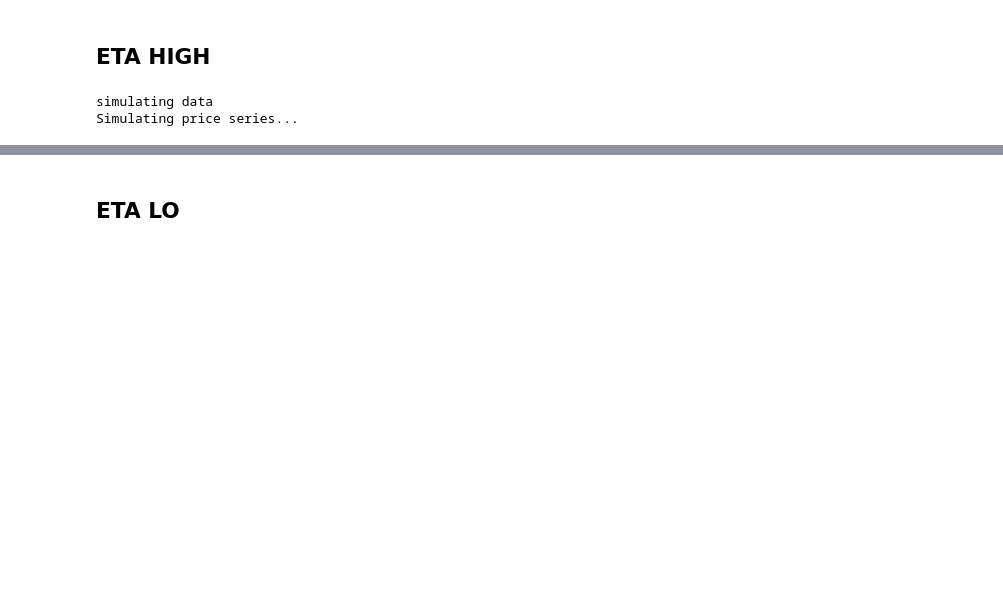
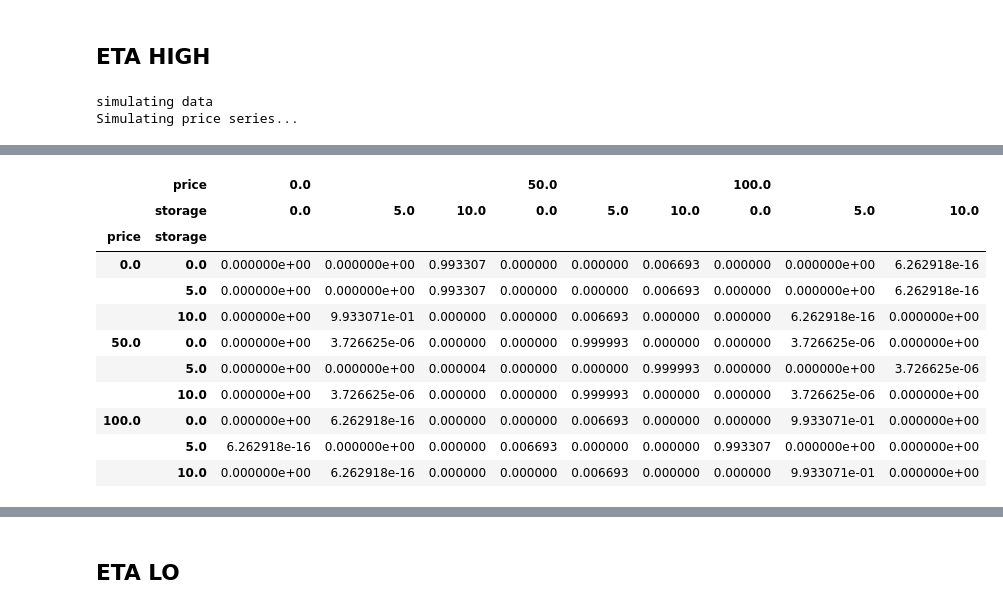
Before and after one commit to gqh814/battery, a Jupyter notebook: code/try_nk.ipynb, the cells around one changed output, grey strips where cells are left out. Drawn from its saved outputs; the diff is of its cells as text; code cells hidden in the pictures; blank space fills up the shorter version.

```diff
--- a/code/try_nk.ipynb
+++ b/code/try_nk.ipynb
@@ -83,0 +340,24 @@ model.plot_results(battery_storage_sim, profit_sim, action_sim)
+# %%
+#
+Q = model.make_Q()
+
+# Build labeled indices for price and storage combinations
+index_labels = [(p, s) for p in model.price_grid for s in model.battery_grid]
+index = pd.MultiIndex.from_tuples(index_labels, names=["price", "storage"])
+
+# Create labeled Q matrix as DataFrame
+Q_df = pd.DataFrame(Q, index=index, columns=index)
+Q_df
+# %% [output]
+|  | price | 0.0 |  |  | 50.0 |  |  | 100.0 |  |  |
+|  | storage | 0.0 | 5.0 | 10.0 | 0.0 | 5.0 | 10.0 | 0.0 | 5.0 | 10.0 |
+| price | storage |  |  |  |  |  |  |  |  |  |
+| 0.0 | 0.0 | 0.000000e+00 | 0.000000e+00 | 0.993307 | 0.000000 | 0.000000 | 0.006693 | 0.000000 | 0.000000e+00 | 6.262918e-16 |
+|  | 5.0 | 0.000000e+00 | 0.000000e+00 | 0.993307 | 0.000000 | 0.000000 | 0.006693 | 0.000000 | 0.000000e+00 | 6.262918e-16 |
+|  | 10.0 | 0.000000e+00 | 9.933071e-01 | 0.000000 | 0.000000 | 0.006693 | 0.000000 | 0.000000 | 6.262918e-16 | 0.000000e+00 |
+| 50.0 | 0.0 | 0.000000e+00 | 3.726625e-06 | 0.000000 | 0.000000 | 0.999993 | 0.000000 | 0.000000 | 3.726625e-06 | 0.000000e+00 |
+|  | 5.0 | 0.000000e+00 | 0.000000e+00 | 0.000004 | 0.000000 | 0.000000 | 0.999993 | 0.000000 | 0.000000e+00 | 3.726625e-06 |
+|  | 10.0 | 0.000000e+00 | 3.726625e-06 | 0.000000 | 0.000000 | 0.999993 | 0.000000 | 0.000000 | 3.726625e-06 | 0.000000e+00 |
+| 100.0 | 0.0 | 0.000000e+00 | 6.262918e-16 | 0.000000 | 0.000000 | 0.006693 | 0.000000 | 0.000000 | 9.933071e-01 | 0.000000e+00 |
+|  | 5.0 | 6.262918e-16 | 0.000000e+00 | 0.000000 | 0.006693 | 0.000000 | 0.000000 | 0.993307 | 0.000000e+00 | 0.000000e+00 |
+|  | 10.0 | 0.000000e+00 | 6.262918e-16 | 0.000000 | 0.000000 | 0.006693 | 0.000000 | 0.000000 | 9.933071e-01 | 0.000000e+00 |
```
Also changed, not shown: parts of 16 cells of this notebook, 1 other file.
